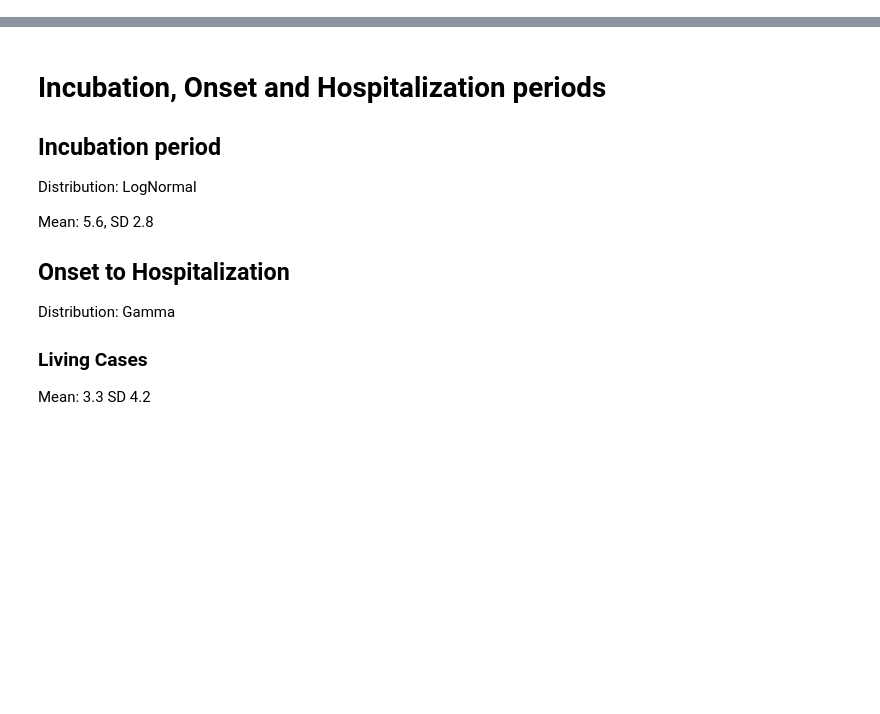
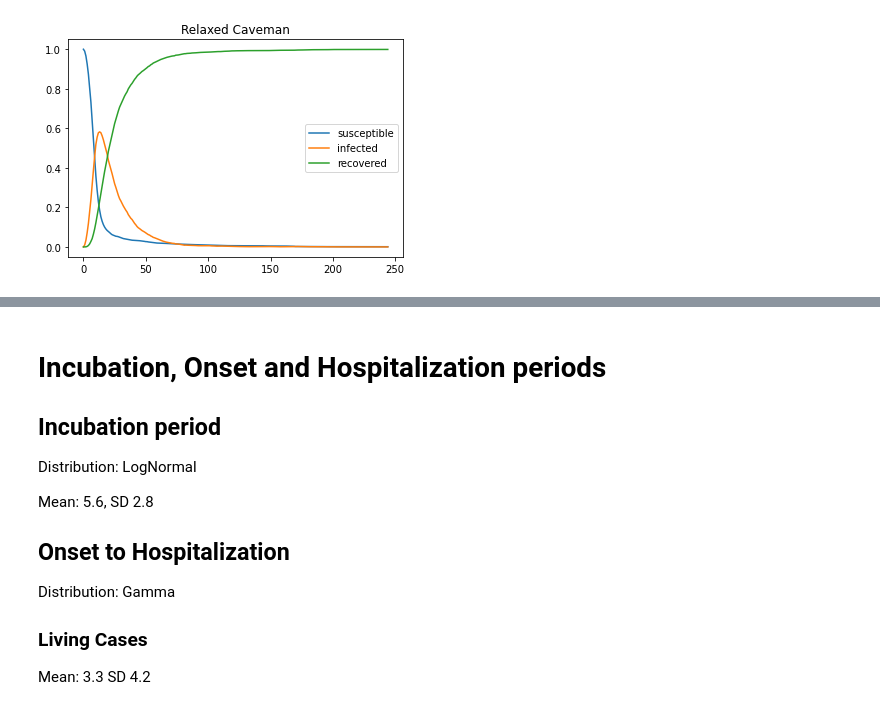
Before and after one commit to yambanis/CovidMDP, a Jupyter notebook: notebooks/spread_modeling/Automated Planning Modeling.ipynb, the cells around one changed output, grey strips where cells are left out. Cells and saved outputs as stored; diff of their text form; code cells hidden in the pictures; blank space fills up the shorter version.

Commit message:
Sthocastic Recovery and early report

```diff
--- a/notebooks/spread_modeling/Automated Planning Modeling.ipynb
+++ b/notebooks/spread_modeling/Automated Planning Modeling.ipynb
@@ -13,7 +14,7 @@ import networkx as nx
 # Start with pct% of population infected
 def init_graph(initial_infection = .05, graph_model = 'relaxed_caveman', pop_size = 1000):
     if graph_model == 'relaxed_caveman':
-        G = nx.relaxed_caveman_graph(int(pop_size/4), 4, 0.25, seed=42)
+        G = nx.relaxed_caveman_graph(int(pop_size/4), 4, 0.25)
     elif graph_model == 'scale_free':
         G = nx.scale_free_graph(pop_size)
     else:
@@ -23,8 +24,8 @@ def init_graph(initial_infection = .05, graph_model = 'relaxed_caveman', pop_siz
 
     return G
 
-def init_parameters(initial_infection, graph_model):
-    G = init_graph(initial_infection, graph_model)
+def init_parameters(initial_infection, graph_model, pop_size = 1000):
+    G = init_graph(initial_infection, graph_model, pop_size)
 
     status = current_status(G)
 
@@ -65,8 +66,10 @@ def recover_one_step(G, day, recover_time = 12):
 
     for node, adjacencies in enumerate(G.adjacency()):
         if G.nodes[node]['status'] == 'infected':
-            if day - G.nodes[node]['infection_day'] >= recover_time:
+            if np.random.random() < 1/15:
                 G.nodes[node]['status'] = 'recovered'
+            #if day - G.nodes[node]['infection_day'] >= recover_time:
+            #    G.nodes[node]['status'] = 'recovered'
 
 def spread_one_step(G, day, p_r = 0.5, lambda_leak = 0.05):
     """
@@ -110,16 +113,18 @@ def current_status(G):
 
 
 def simulate_pandemic(initial_infection=.05, recover_time=12, p_r=.5,
-                          lambda_leak=.05, graph_model = 'relaxed_caveman'):
+                          lambda_leak=.05, graph_model = 'relaxed_caveman', pop_size = 1000):
     """
     Runs the course of the pandemic from the start until
     less than 1% of the population is simultaneously infected or no one is infected
     """
 
-    G, data, status, pop = init_parameters(initial_infection, graph_model)
+    G, data, status, pop = init_parameters(initial_infection, graph_model, pop_size)
 
     day = 0
-    while status['infected']>(.01*pop) and  (status['recovered']+status['susceptible'])<pop:
+    #while status['infected']>(.00001*pop) and  (status['recovered']+status['susceptible'])<pop:
+    while (status['recovered']+status['susceptible'])<pop:
+
         day +=1
 
         recover_one_step(G, day, recover_time)
@@ -155,9 +219,13 @@ sns.distplot([deg for n, deg in G.degree()])
 # %%
-time_series = simulate_pandemic(p_r = 0.5, lambda_leak=.01)
+time_series = simulate_pandemic(p_r = 0.5, lambda_leak=.01, pop_size=5000,
+                                initial_infection = 1/5000)
 
 plt.plot(time_series.index, time_series['susceptible'], label = 'susceptible')
 plt.plot(time_series.index, time_series['infected'], label = 'infected')
 plt.plot(time_series.index, time_series['recovered'], label = 'recovered')
 plt.legend()
 plt.title('Relaxed Caveman')
+plt.savefig('relaxed_caveman_simulation.png', fromat='png', dpi = 300)
 plt.show()
+# %% [output]
+[figure, added]
```
Also changed, not shown: parts of 16 cells of this notebook, 16 other files.
